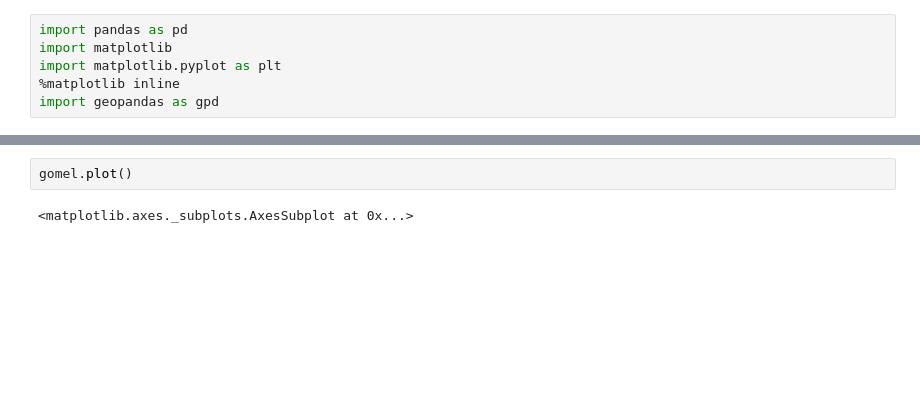
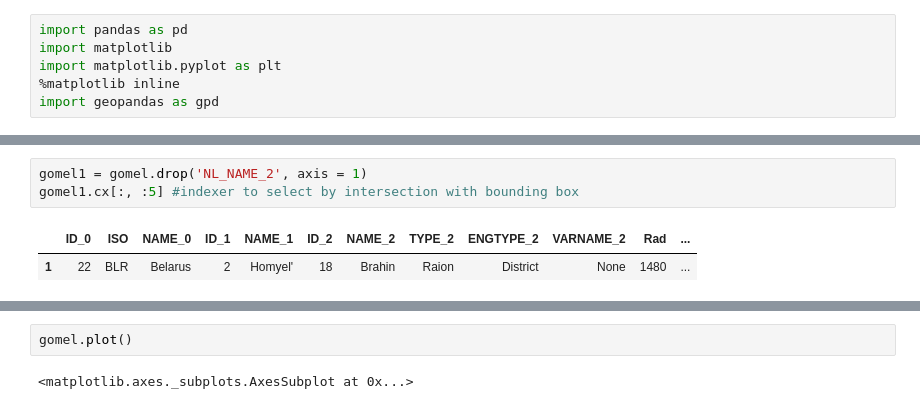
Before and after one commit to ADv0rnik/Data-analysis-for-JER, a Jupyter notebook: Area_of_research_map.ipynb, the cells around one changed output, grey strips where cells are left out. Drawn from its saved outputs; the diff is of its cells as text; blank space fills up the shorter version.

```diff
--- a/Area_of_research_map.ipynb
+++ b/Area_of_research_map.ipynb
@@ -50,3 +78,9 @@ gomel
 | 18 | 22 | BLR | Belarus | 2 | Homyel' | 35 | Yel'sk | Raion | District | None | ... |
 | 19 | 22 | BLR | Belarus | 2 | Homyel' | 36 | Zhlobin | Raion | District | None | ... |
 | 20 | 22 | BLR | Belarus | 2 | Homyel' | 37 | Zhytkavichy | Raion | District | None | ... |
+# %%
+gomel1 = gomel.drop('NL_NAME_2', axis = 1)
+gomel1.cx[:, :5] #indexer to select by intersection with bounding box
+# %% [output]
+|  | ID_0 | ISO | NAME_0 | ID_1 | NAME_1 | ID_2 | NAME_2 | TYPE_2 | ENGTYPE_2 | VARNAME_2 | Rad | ... |
+| 1 | 22 | BLR | Belarus | 2 | Homyel' | 18 | Brahin | Raion | District | None | 1480 | ... |
```
Also changed, not shown: parts of 11 cells of this notebook.
